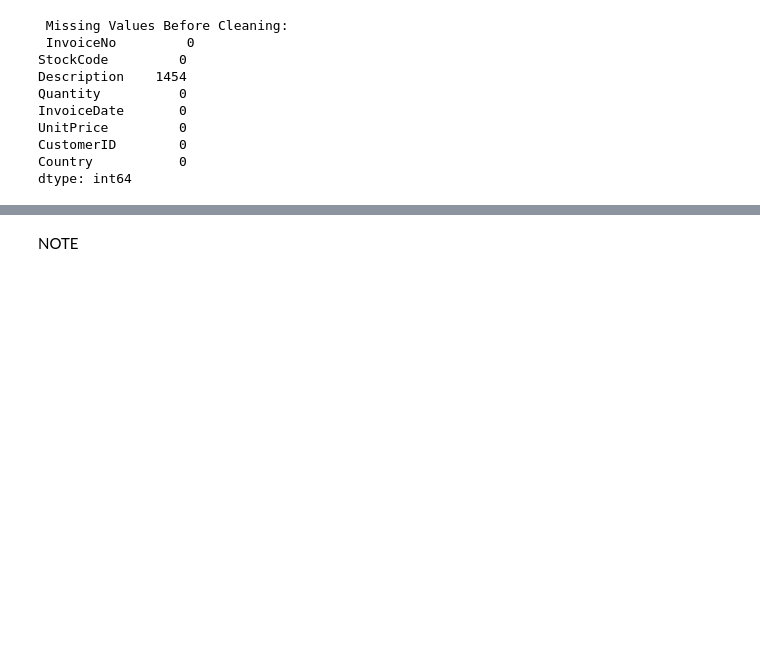
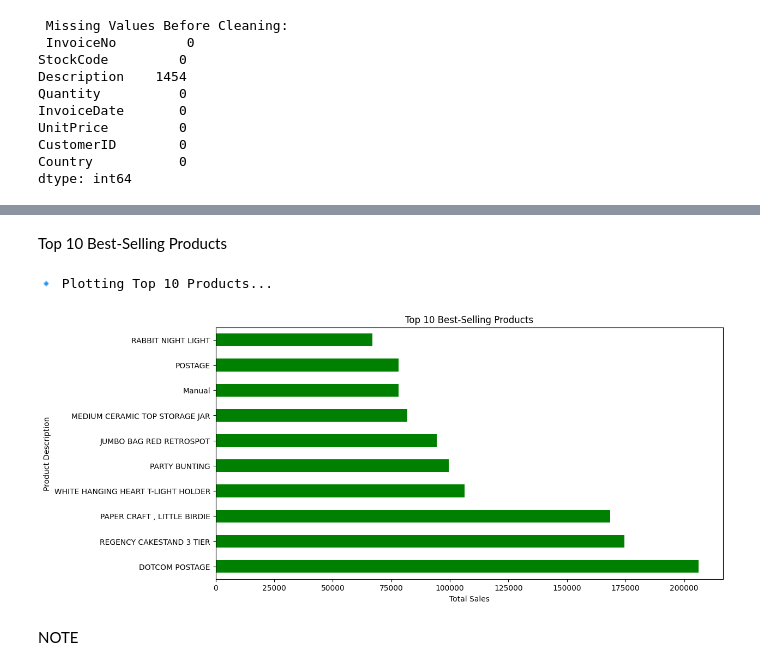
Before and after one commit to juliancolling/OnlineRetailSalesJC, a Jupyter notebook: jupyter_notebooks/Notebook_Template.ipynb, the cells around one changed output, grey strips where cells are left out. Saved outputs shown, nothing was run; the diff lists cells and outputs as text; code cells hidden in the pictures; blank space fills up the shorter version.

```diff
--- a/jupyter_notebooks/Notebook_Template.ipynb
+++ b/jupyter_notebooks/Notebook_Template.ipynb
@@ -188,3 +214,18 @@ dtype: int64
+# %% [markdown]
+Top 10 Best-Selling Products
+# %%
+print("\n🔹 Plotting Top 10 Products...")
+
+top_products = jc_df.groupby("Description")["TotalAmount"].sum().nlargest(10)
+plt.figure(figsize=(12, 6))
+top_products.plot(kind="barh", color="green")
+plt.title("Top 10 Best-Selling Products")
+plt.xlabel("Total Sales")
+plt.ylabel("Product Description")
+plt.show()
+# %% [output]
+🔹 Plotting Top 10 Products...
+[figure, added]
 # %% [markdown]
 NOTE
 # %% [markdown]
```
Also changed, not shown: parts of 6 cells of this notebook, 1 other file.
